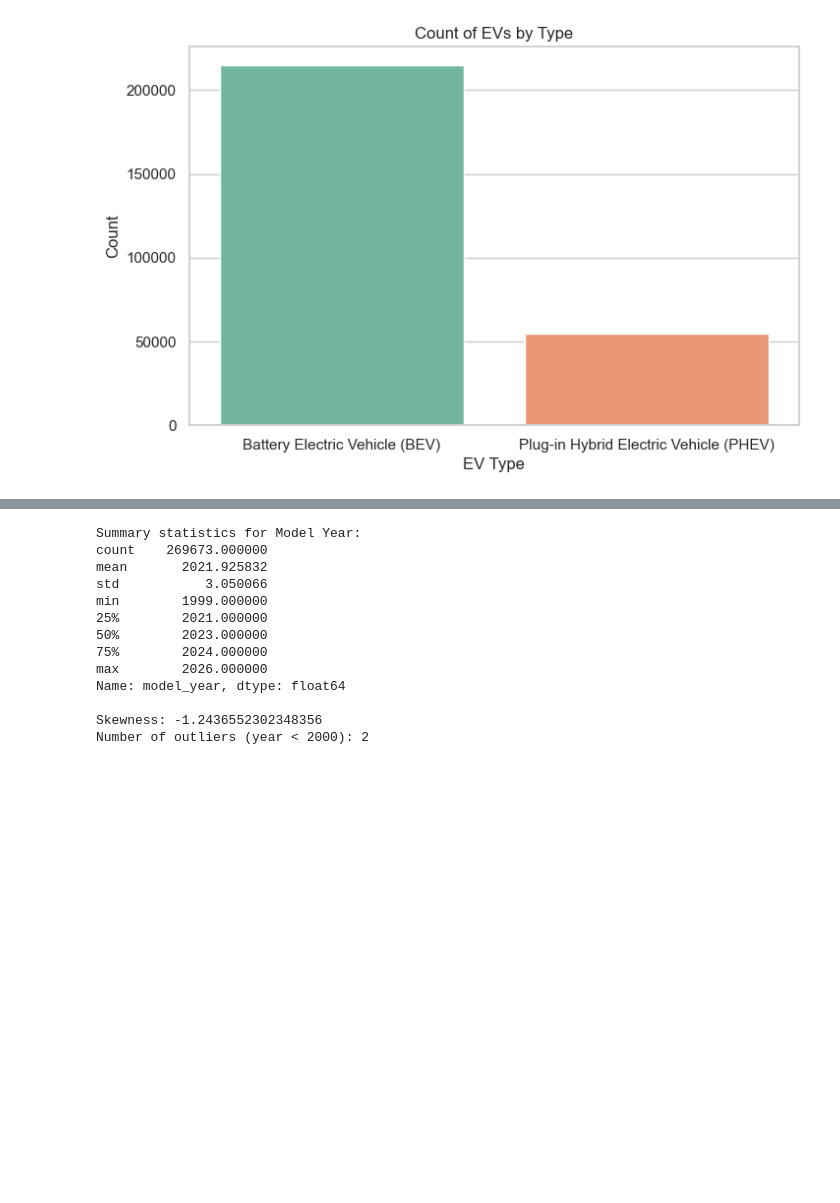
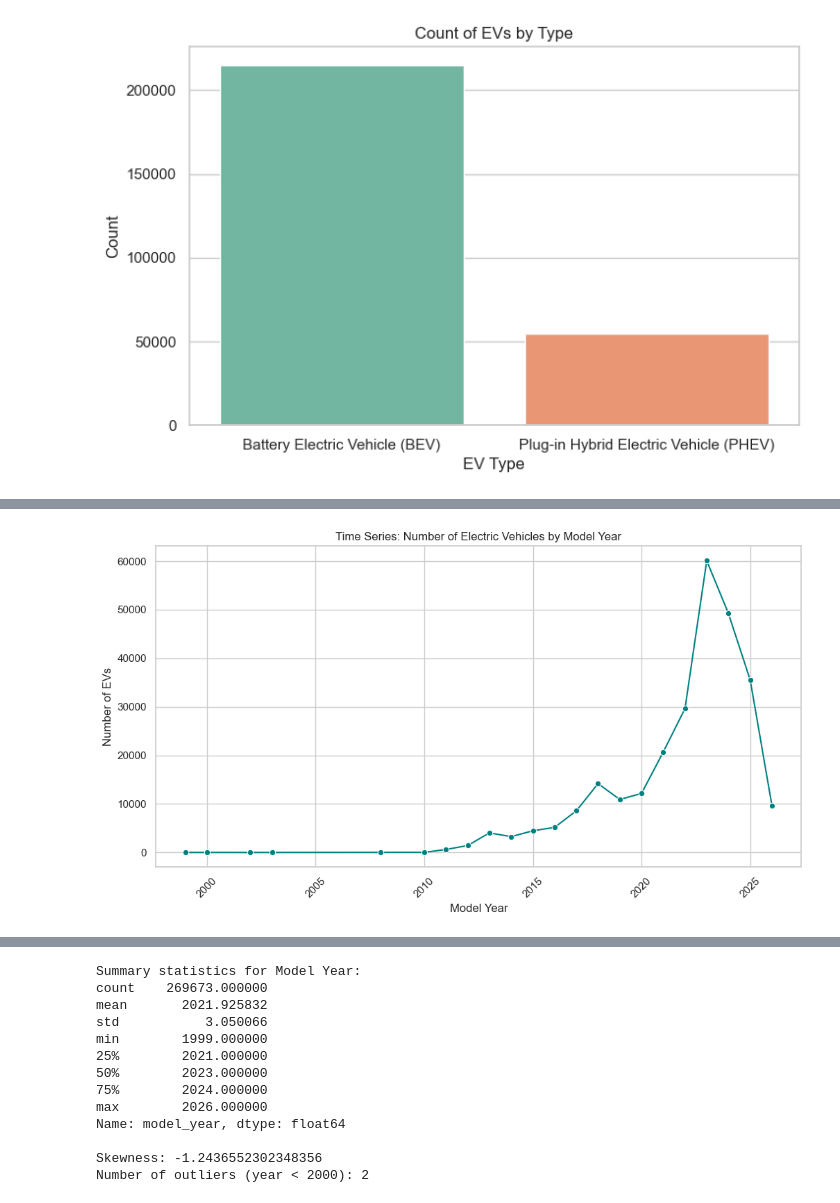
Before and after one commit to IT2053C-Gilany/final-project-gurungsg, a Jupyter notebook: final-project.ipynb, the cells around one changed output, grey strips where cells are left out. Saved outputs shown, nothing was run; the diff lists cells and outputs as text; code cells hidden in the pictures; blank space fills up the shorter version.

```diff
--- a/final-project.ipynb
+++ b/final-project.ipynb
@@ -262,0 +304,18 @@ Passing `palette` without assigning `hue` is deprecated and will be removed in v
+# %%
+# --- Time Series Plot: Number of EVs by Model Year ---
+import matplotlib.pyplot as plt
+import seaborn as sns
+
+# Aggregate number of EVs per model year
+yearly_counts = df.groupby('model_year')['vin_(1-10)'].count().reset_index()
+
+plt.figure(figsize=(12, 6))
+sns.lineplot(data=yearly_counts, x='model_year',
+             y='vin_(1-10)', marker='o', color='teal')
+plt.title("Time Series: Number of Electric Vehicles by Model Year")
+plt.xlabel("Model Year")
+plt.ylabel("Number of EVs")
+plt.xticks(rotation=45)
+plt.show()
+# %% [output]
+[figure, added]
```
Also changed, not shown: parts of 10 cells of this notebook.
